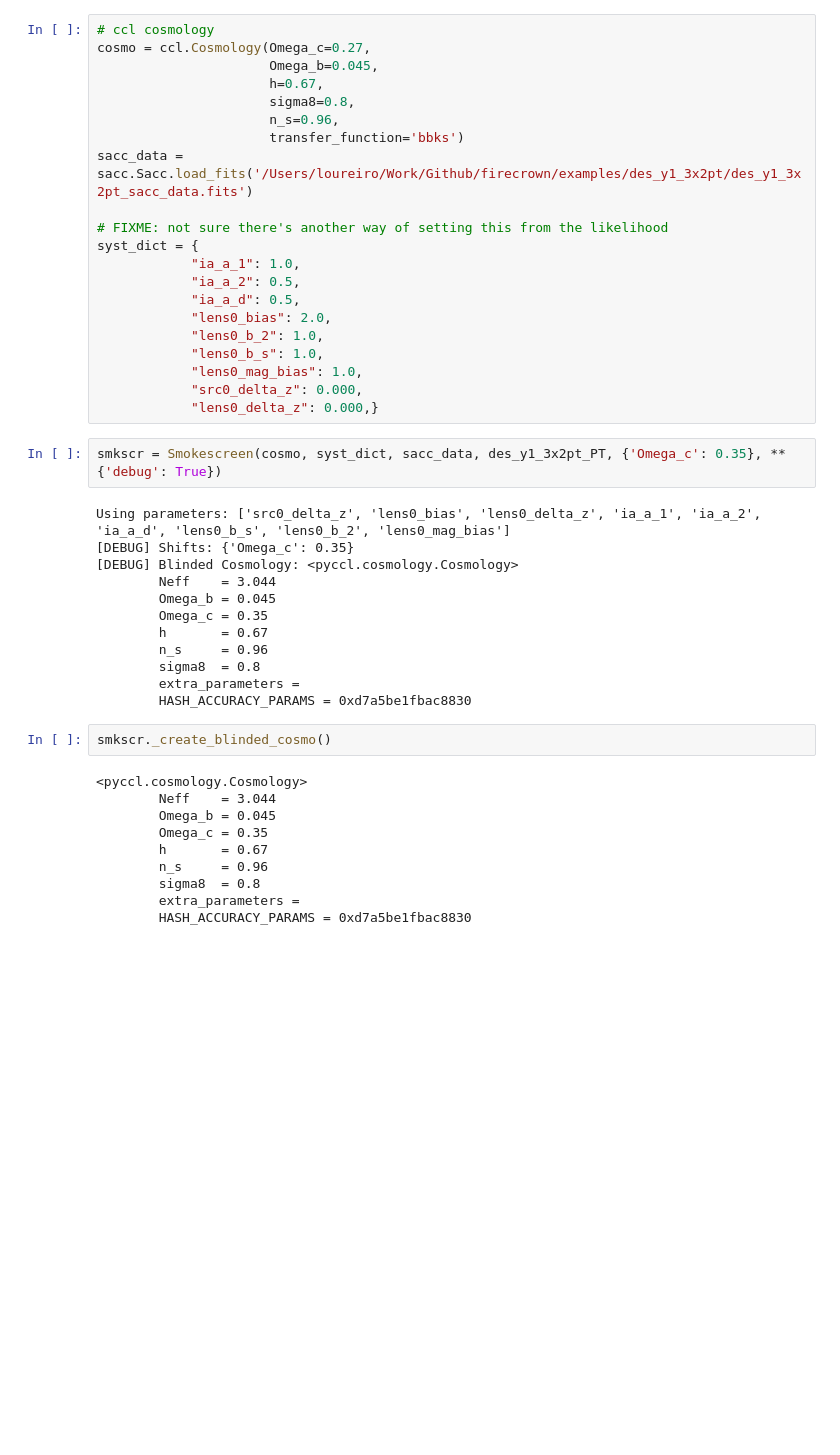
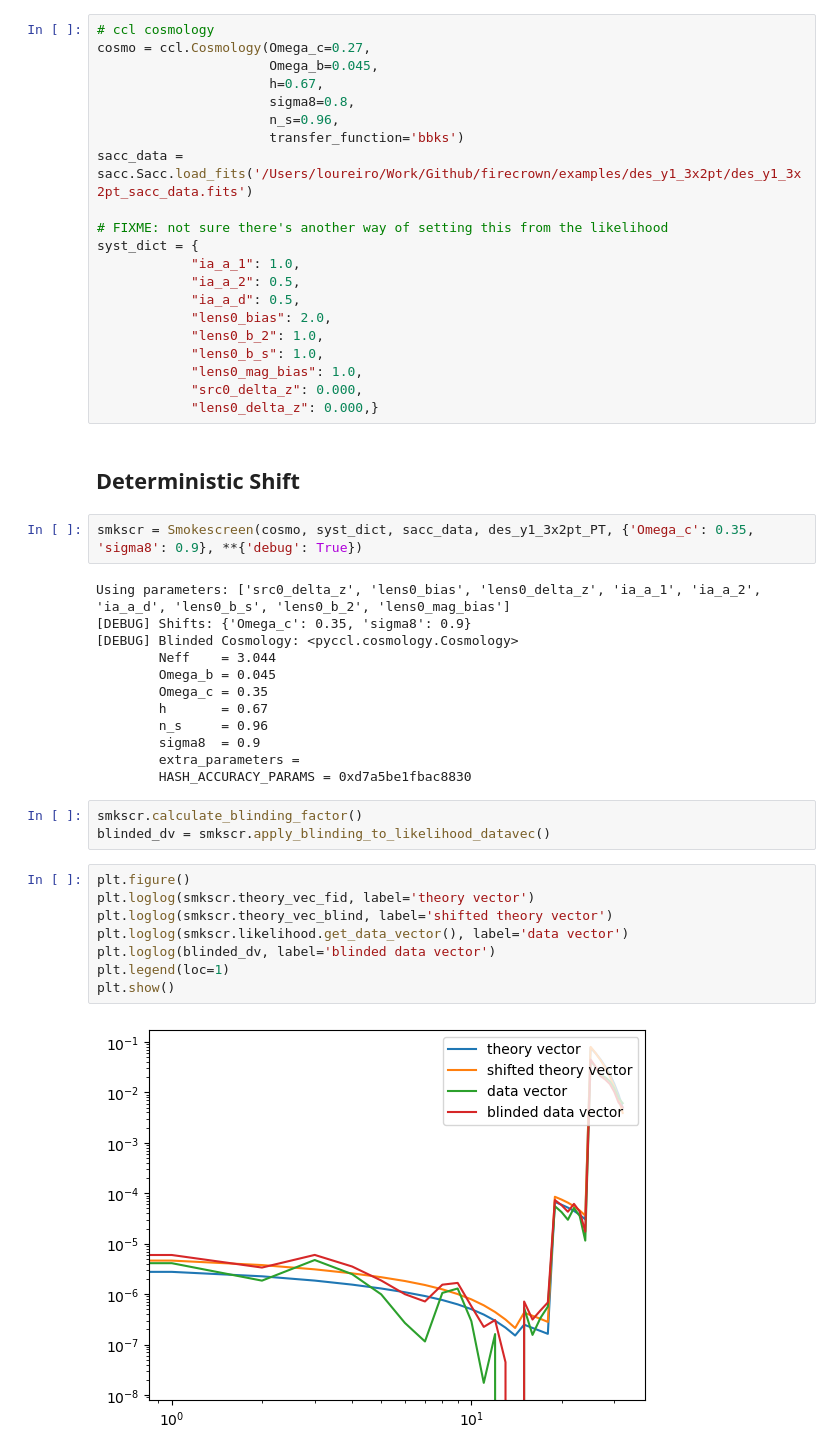
Before and after one commit to LSSTDESC/Smokescreen, a Jupyter notebook: notebooks/test_blinding_prototype.ipynb, the cells around one changed output. Saved outputs shown, nothing was run; the diff lists cells and outputs as text; blank space fills up the shorter version.

Commit message:
adding more examples of shifts

```diff
--- a/notebooks/test_blinding_prototype.ipynb
+++ b/notebooks/test_blinding_prototype.ipynb
@@ -50,29 +50,32 @@ syst_dict = {
             "lens0_mag_bias": 1.0,
             "src0_delta_z": 0.000,
             "lens0_delta_z": 0.000,}
+# %% [markdown]
+## Deterministic Shift
 # %%
-smkscr = Smokescreen(cosmo, syst_dict, sacc_data, des_y1_3x2pt_PT, {'Omega_c': 0.35}, **{'debug': True})
+smkscr = Smokescreen(cosmo, syst_dict, sacc_data, des_y1_3x2pt_PT, {'Omega_c': 0.35, 'sigma8': 0.9}, **{'debug': True})
 # %% [output]
 Using parameters: ['src0_delta_z', 'lens0_bias', 'lens0_delta_z', 'ia_a_1', 'ia_a_2', 'ia_a_d', 'lens0_b_s', 'lens0_b_2', 'lens0_mag_bias']
-[DEBUG] Shifts: {'Omega_c': 0.35}
+[DEBUG] Shifts: {'Omega_c': 0.35, 'sigma8': 0.9}
 [DEBUG] Blinded Cosmology: <pyccl.cosmology.Cosmology>
         Neff    = 3.044
         Omega_b = 0.045
         Omega_c = 0.35
         h       = 0.67
         n_s     = 0.96
-        sigma8  = 0.8
+        sigma8  = 0.9
         extra_parameters =
         HASH_ACCURACY_PARAMS = 0xd7a5be1fbac8830
-# %%
-smkscr._create_blinded_cosmo()
-# %% [output]
-<pyccl.cosmology.Cosmology>
-        Neff    = 3.044
-        Omega_b = 0.045
-        Omega_c = 0.35
-        h       = 0.67
-        n_s     = 0.96
-        sigma8  = 0.8
-        extra_parameters =
-        HASH_ACCURACY_PARAMS = 0xd7a5be1fbac8830
+# %%
+smkscr.calculate_blinding_factor()
+blinded_dv = smkscr.apply_blinding_to_likelihood_datavec()
+# %%
+plt.figure()
+plt.loglog(smkscr.theory_vec_fid, label='theory vector')
+plt.loglog(smkscr.theory_vec_blind, label='shifted theory vector')
+plt.loglog(smkscr.likelihood.get_data_vector(), label='data vector')
+plt.loglog(blinded_dv, label='blinded data vector')
+plt.legend(loc=1)
+plt.show()
+# %% [output]
+[figure, added]
```
Also changed, not shown: parts of 8 cells of this notebook.
